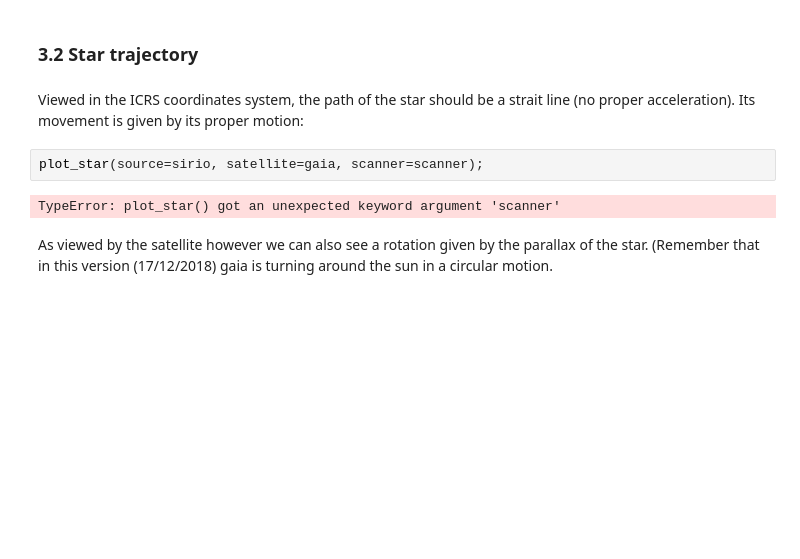
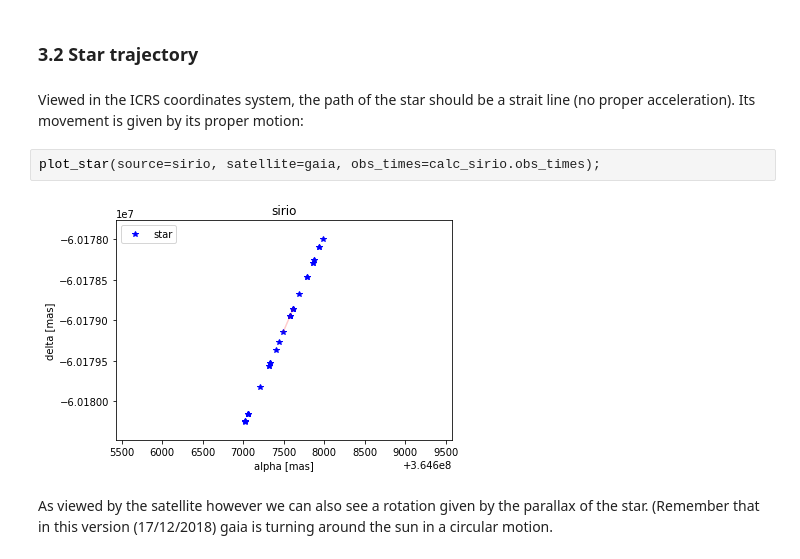
Before and after one commit to bombrun/GaiaLab, a Jupyter notebook: notebooks/02-Source-update.ipynb, the cells around one changed output. Cells and saved outputs as stored; diff of their text form; blank space fills up the shorter version.

```diff
--- a/notebooks/02-Source-update.ipynb
+++ b/notebooks/02-Source-update.ipynb
@@ -124,9 +124,9 @@ The zeta component of the observation should be inside of the field of view (her
 # %% [markdown]
 Viewed in the ICRS coordinates system, the path of the star should be a strait line (no proper acceleration). Its movement is given by its proper motion:
 # %%
-plot_star(source=sirio, satellite=gaia, scanner=scanner);
+plot_star(source=sirio, satellite=gaia, obs_times=calc_sirio.obs_times);
 # %% [output]
-TypeError: plot_star() got an unexpected keyword argument 'scanner'
+[figure, added]
 # %% [markdown]
 As viewed by the satellite however we can also see a rotation given by the parallax of the star. (Remember that in this version (17/12/2018) gaia is turning around the sun in a circular motion.
 # %%
```
Also changed, not shown: parts of 3 cells of this notebook, 6 other files.
